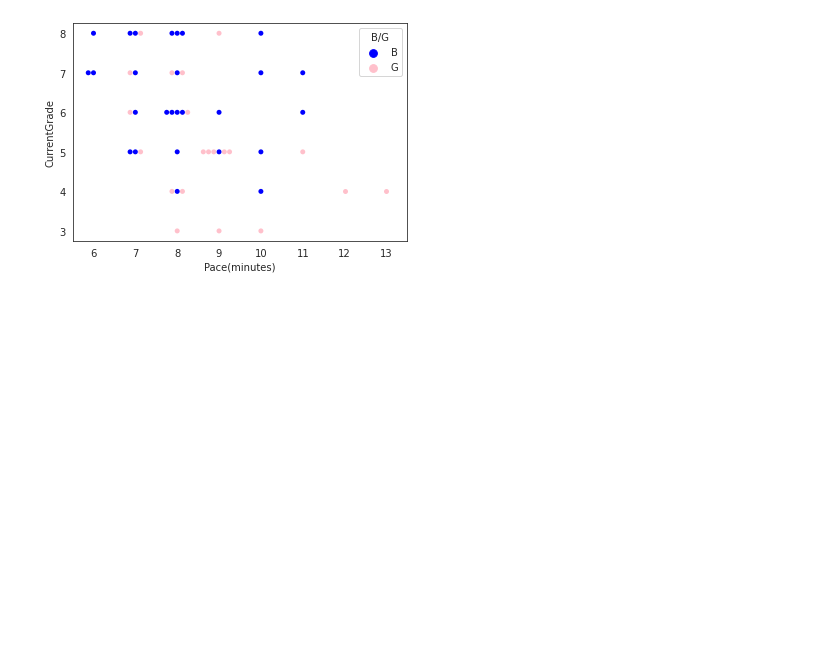
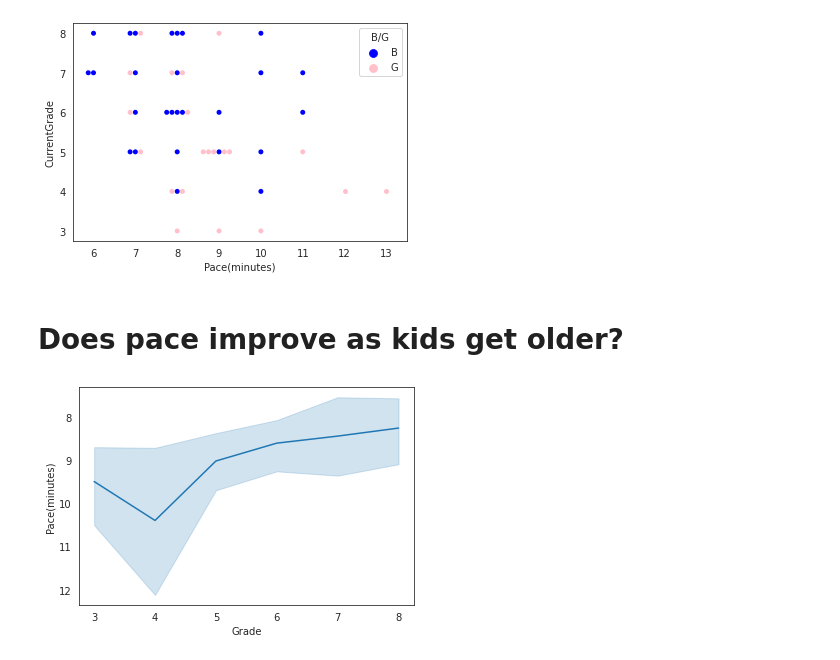
Before and after one commit to JoelAnderton/CrossCountryAnalysis, a Jupyter notebook: CrossCountryAnalysis.ipynb, the cells around one changed output. Drawn from its saved outputs; the diff is of its cells as text; code cells hidden in the pictures; blank space fills up the shorter version.

Commit message:
Add "Does pace improve as kids get older?" and "How do Boys and Girls pace compare over time?"

```diff
--- a/CrossCountryAnalysis.ipynb
+++ b/CrossCountryAnalysis.ipynb
@@ -93,3 +93,14 @@ plt.xlabel('Pace(minutes)')
 plt.show();
 # %% [output]
 [figure]
+# %% [markdown]
+# **Does pace improve as kids get older?**
+# %%
+sns.set_style('white')
+sns.lineplot(x='CurrentGrade', y='Minutes_per_Mile_decimal', data=race_results)
+plt.gca().invert_yaxis()
+plt.xlabel('Grade')
+plt.ylabel('Pace(minutes)')
+plt.show();
+# %% [output]
+[figure, added]
```
Also changed, not shown: parts of 2 cells of this notebook.
